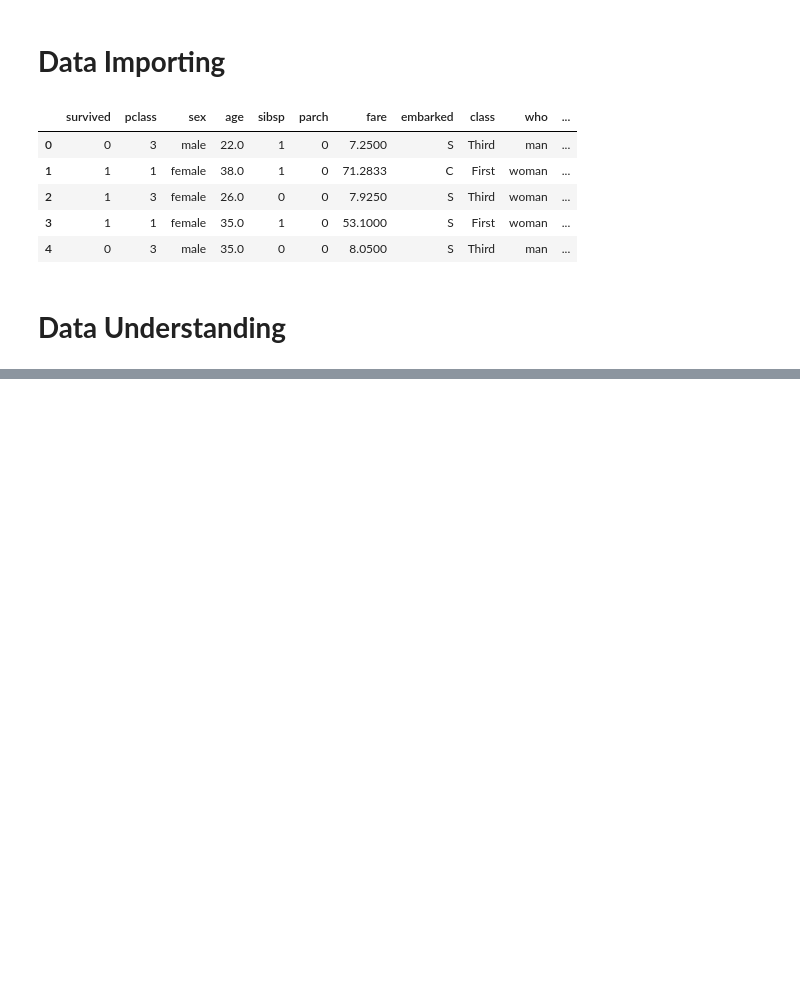
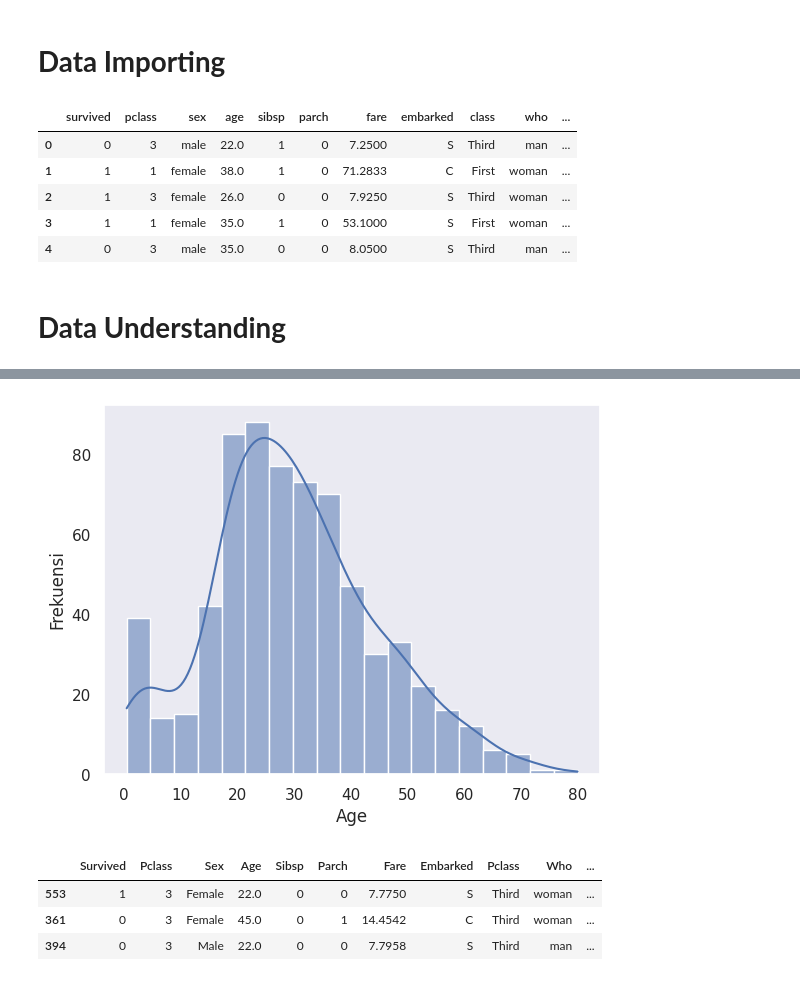
Before and after one commit to YusufAbdurrahmann/data-preprocessing-2, a Jupyter notebook: data_preprocessing_2.ipynb, the cells around one changed output, grey strips where cells are left out. Saved outputs shown, nothing was run; the diff lists cells and outputs as text; code cells hidden in the pictures; blank space fills up the shorter version.

```diff
--- a/data_preprocessing_2.ipynb
+++ b/data_preprocessing_2.ipynb
@@ -21,0 +145,18 @@ df.head()
+# %%
+sns.set_theme(style = "dark")
+# fig, axes = plt.subplots(2,2,figsize=(15,8))
+sns.histplot(data = df,
+             x = "Age",
+             kde="True",
+             palette="pastel")
+plt.ylabel("Frekuensi")
+plt.show()
+# %% [output]
+[figure, added]
+# %%
+df.sample(3)
+# %% [output]
+|  | Survived | Pclass | Sex | Age | Sibsp | Parch | Fare | Embarked | Pclass | Who | ... |
+| 553 | 1 | 3 | Female | 22.0 | 0 | 0 | 7.7750 | S | Third | woman | ... |
+| 361 | 0 | 3 | Female | 45.0 | 0 | 1 | 14.4542 | C | Third | woman | ... |
+| 394 | 0 | 3 | Male | 22.0 | 0 | 0 | 7.7958 | S | Third | man | ... |
```
Also changed, not shown: parts of 26 cells of this notebook.
